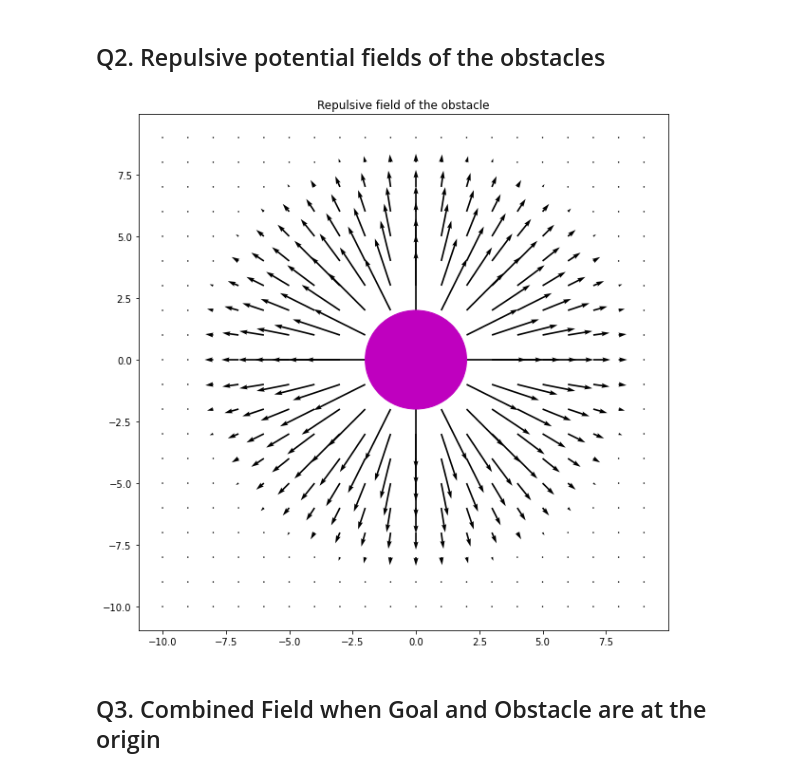
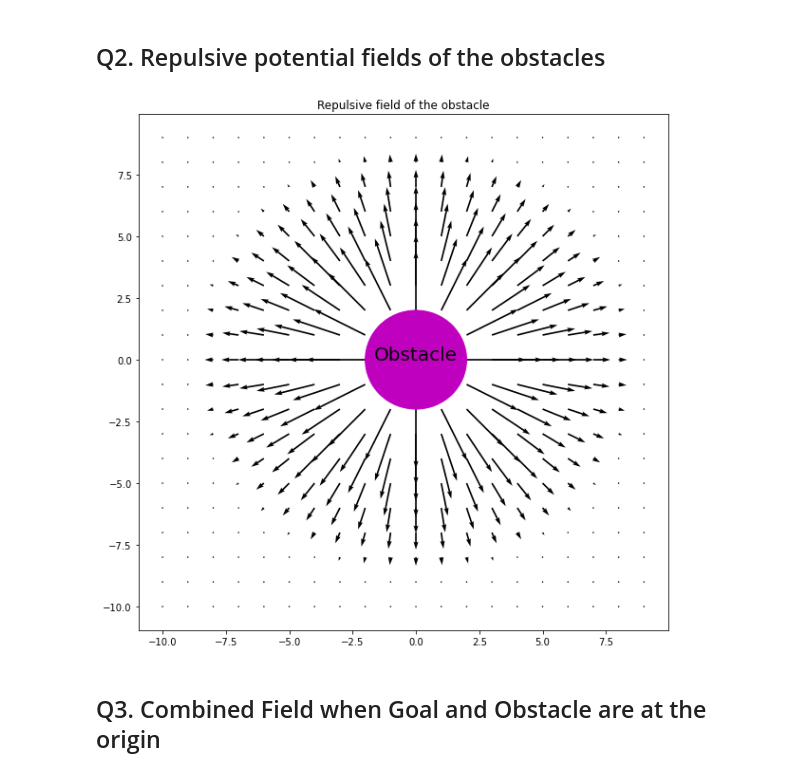
Before and after one commit to AslanDevbrat/Robotics, a Jupyter notebook: Robo_assign1.ipynb, the cells around one changed output. Drawn from its saved outputs; the diff is of its cells as text; code cells hidden in the pictures.

```diff
--- a/Robo_assign1.ipynb
+++ b/Robo_assign1.ipynb
@@ -46,34 +47,35 @@ plt.show()
 x = np.arange(-10,10,1)
 y = np.arange(-10,10,1)
 
 X, Y = np.meshgrid(x,y)
 delx = np.zeros_like(X)
 dely = np.zeros_like(Y)
 s = 7
 r=2
 for i in range(len(x)):
   for j in range(len(y)):
 
     d= np.sqrt(X[i][j]**2 + Y[i][j]**2)
     #print(f"{i} and {j}")
     theta = np.arctan2(Y[i][j],X[i][j])
     if d< 2:
       delx[i][j] = np.sign(np.cos(theta))
       dely[i][j] = np.sign(np.cos(theta))
     elif d>r+s:
       delx[i][j] = 0
       dely[i][j] = 0
     else:
       delx[i][j] = 50 *(s+r-d)* np.cos(theta)
       dely[i][j] = 50 * (s+r-d)*  np.sin(theta)
 
 fig, ax = plt.subplots(figsize = (10,10))
 ax.quiver(X, Y, delx, dely)
 ax.add_patch(plt.Circle((0, 0), 2, color='m'))
+ax.annotate("Obstacle", xy=(0, 0), fontsize=20, ha="center")
 ax.set_title('Repulsive field of the obstacle')
 plt.show()
 # %% [output]
-[figure, old version]
+[figure, new version]
 # %% [markdown]
 ## Q3. Combined Field when Goal and Obstacle are at the origin
 # %%
```
Also changed, not shown: parts of 11 cells of this notebook.
